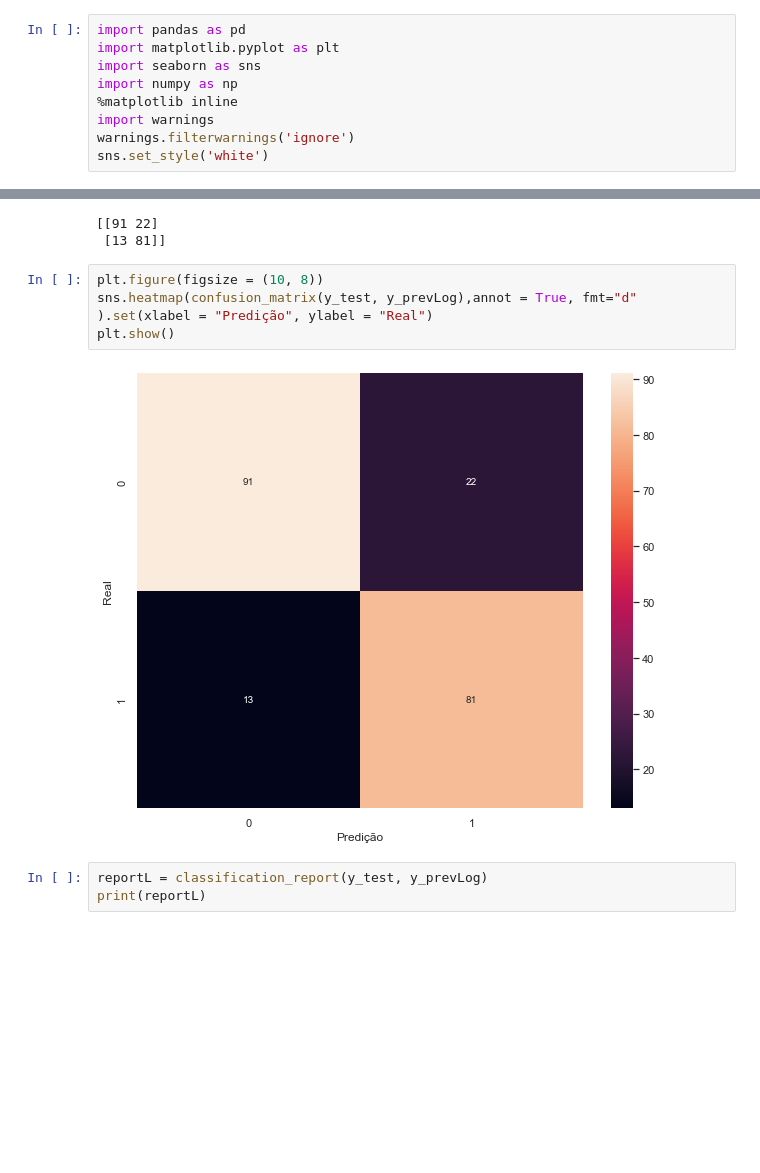
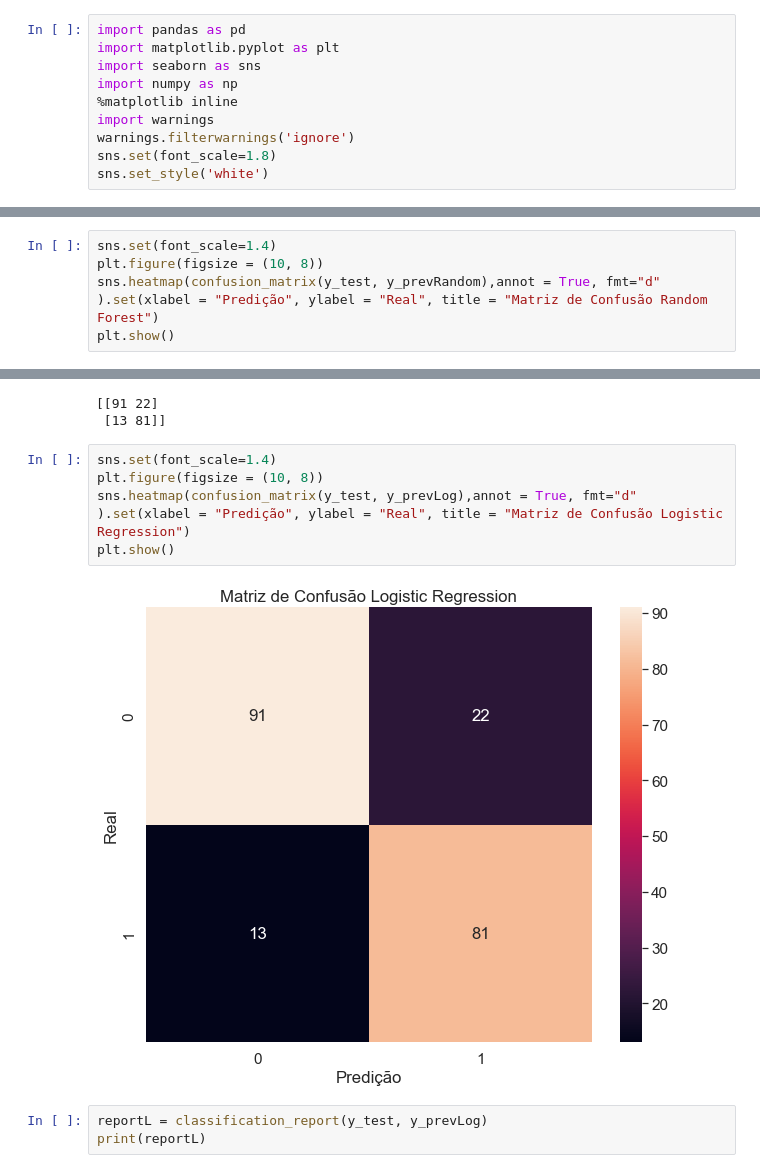
Before and after one commit to Marcus-Bernard0/Data-Science-projects, a Jupyter notebook: 4- Credit Aprovals/notebook/Project.ipynb, the cells around one changed output, grey strips where cells are left out. Drawn from its saved outputs; the diff is of its cells as text; blank space fills up the shorter version.

```diff
--- a/4- Credit Aprovals/notebook/Project.ipynb
+++ b/4- Credit Aprovals/notebook/Project.ipynb
@@ -13,6 +13,7 @@ import numpy as np
 %matplotlib inline
 import warnings
 warnings.filterwarnings('ignore')
+sns.set(font_scale=1.8)
 sns.set_style('white')
 # %%
 #Importando os dados originais
@@ -412,3 +414,8 @@ print(confusion_matrix(y_test, y_prevRandom))
 # %% [output]
 [[96 17]
  [10 84]]
+# %%
+sns.set(font_scale=1.4)
+plt.figure(figsize = (10, 8))
+sns.heatmap(confusion_matrix(y_test, y_prevRandom),annot = True, fmt="d" ).set(xlabel = "Predição", ylabel = "Real", title = "Matriz de Confusão Random Forest")
+plt.show()
@@ -451,11 +460,12 @@ print(confusion_matrix(y_test, y_prevLog))
 [[91 22]
  [13 81]]
 # %%
+sns.set(font_scale=1.4)
 plt.figure(figsize = (10, 8))
-sns.heatmap(confusion_matrix(y_test, y_prevLog),annot = True, fmt="d" ).set(xlabel = "Predição", ylabel = "Real")
+sns.heatmap(confusion_matrix(y_test, y_prevLog),annot = True, fmt="d" ).set(xlabel = "Predição", ylabel = "Real", title = "Matriz de Confusão Logistic Regression")
 plt.show()
 # %% [output]
-[figure, old version]
+[figure, new version]
 # %%
 reportL = classification_report(y_test, y_prevLog)
 print(reportL)
```
Also changed, not shown: parts of 13 cells of this notebook, 2 other files.
